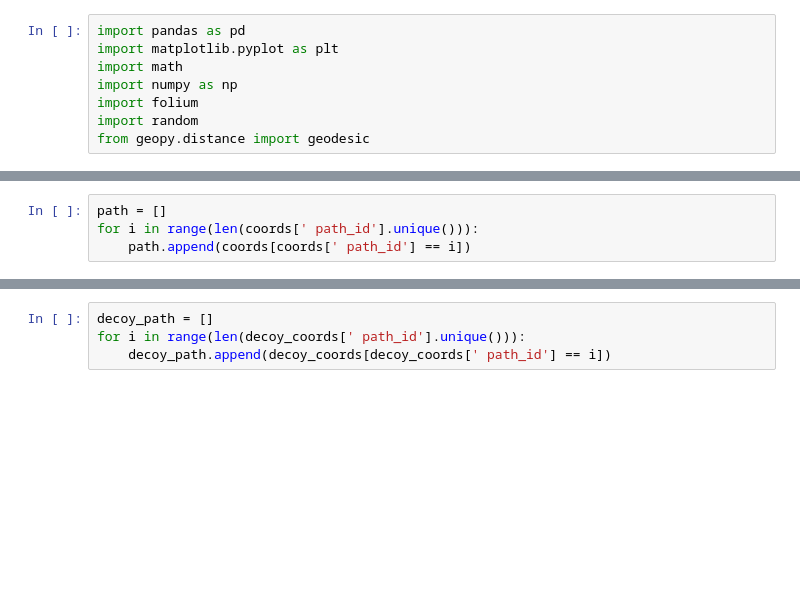
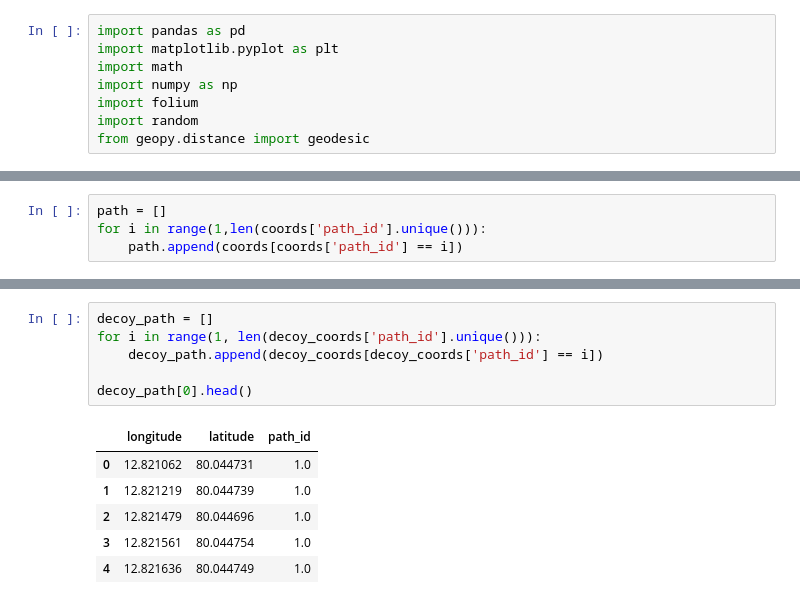
Before and after one commit to bryaanabraham/Wandering_Guardian, a Jupyter notebook: ML Implementation/ML_Navigation_Model.ipynb, the cells around one changed output, grey strips where cells are left out. Drawn from its saved outputs; the diff is of its cells as text; blank space fills up the shorter version.

```diff
--- a/ML Implementation/ML_Navigation_Model.ipynb
+++ b/ML Implementation/ML_Navigation_Model.ipynb
@@ -21,5 +21,5 @@ coords.head()
 # %%
 path = []
-for i in range(len(coords[' path_id'].unique())):
-    path.append(coords[coords[' path_id'] == i])
+for i in range(1,len(coords['path_id'].unique())):
+    path.append(coords[coords['path_id'] == i])
 # %%
@@ -80,7 +80,16 @@ decoy_coords keys: Index(['longitude', ' latitude', ' path_id'], dtype='object')
 # %%
 decoy_path = []
-for i in range(len(decoy_coords[' path_id'].unique())):
-    decoy_path.append(decoy_coords[decoy_coords[' path_id'] == i])
+for i in range(1, len(decoy_coords['path_id'].unique())):
+    decoy_path.append(decoy_coords[decoy_coords['path_id'] == i])
+
+decoy_path[0].head()
+# %% [output]
+|  | longitude | latitude | path_id |
+| 0 | 12.821062 | 80.044731 | 1.0 |
+| 1 | 12.821219 | 80.044739 | 1.0 |
+| 2 | 12.821479 | 80.044696 | 1.0 |
+| 3 | 12.821561 | 80.044754 | 1.0 |
+| 4 | 12.821636 | 80.044749 | 1.0 |
 # %%
 maps = []
 
```
Also changed, not shown: parts of 10 cells of this notebook.
